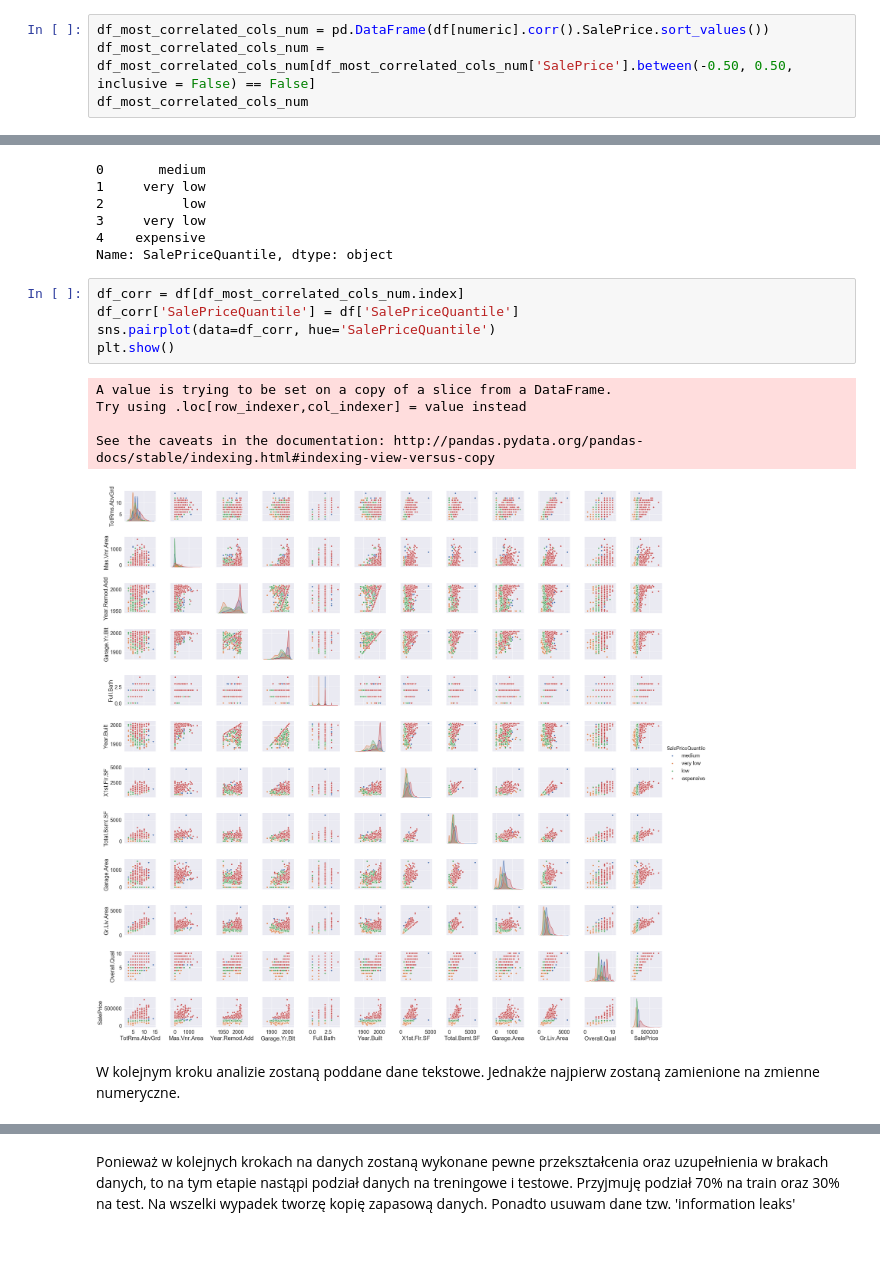
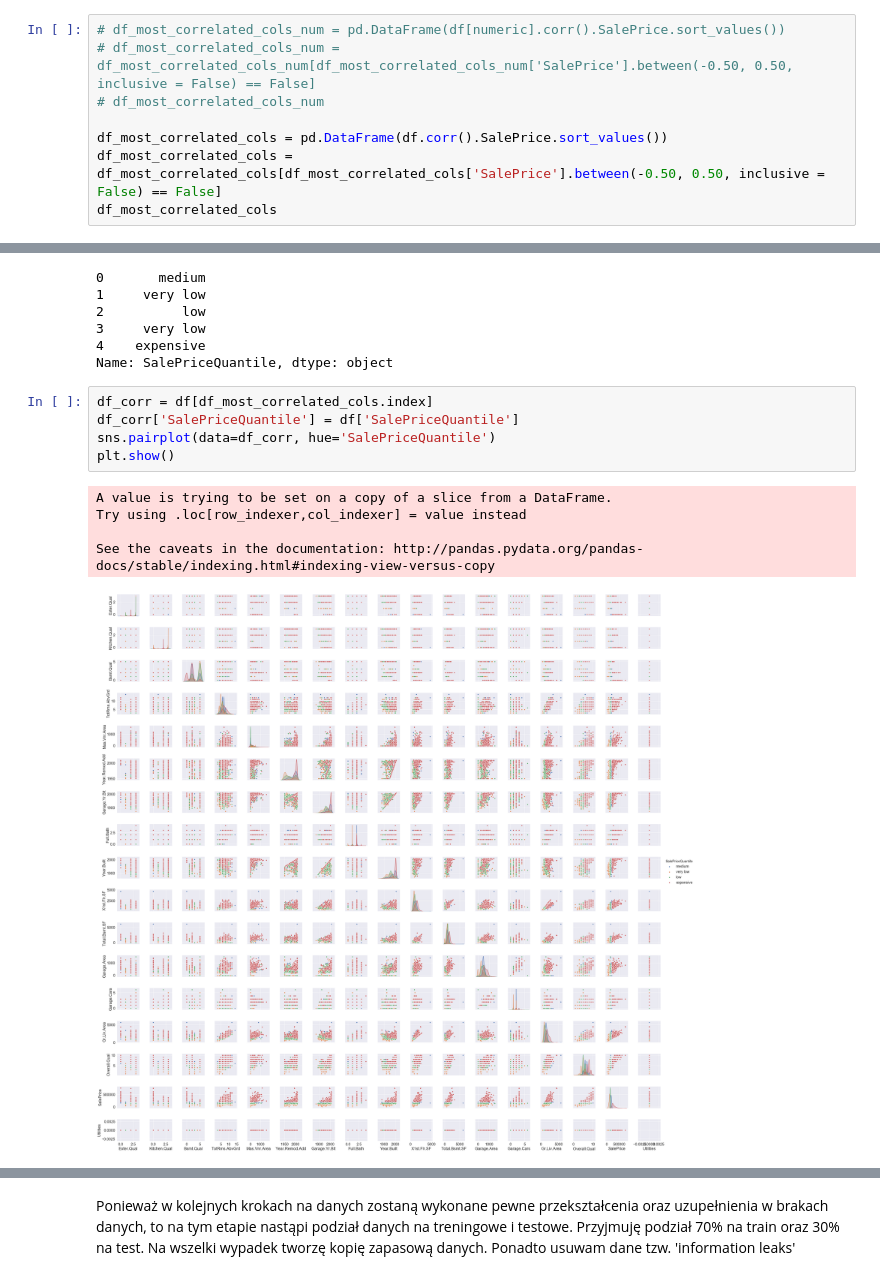
Before and after one commit to edytakudla/Ames_Prices_Predicting_Project, a Jupyter notebook: Project Ames.ipynb, the cells around one changed output, grey strips where cells are left out. Cells and saved outputs as stored; diff of their text form; blank space fills up the shorter version.

```diff
--- a/Project Ames.ipynb
+++ b/Project Ames.ipynb
@@ -356,8 +410,12 @@ plt.show()
 # %% [markdown]
 Sprawdzam, które kolumny są najbardziej skorelowane z 'SalePrice', tzn. powyżej 0.50 lub poniżej -0.50
 # %%
-df_most_correlated_cols_num = pd.DataFrame(df[numeric].corr().SalePrice.sort_values())
-df_most_correlated_cols_num = df_most_correlated_cols_num[df_most_correlated_cols_num['SalePrice'].between(-0.50, 0.50, inclusive = False) == False]
-df_most_correlated_cols_num
+# df_most_correlated_cols_num = pd.DataFrame(df[numeric].corr().SalePrice.sort_values())
+# df_most_correlated_cols_num = df_most_correlated_cols_num[df_most_correlated_cols_num['SalePrice'].between(-0.50, 0.50, inclusive = False) == False]
+# df_most_correlated_cols_num
+
+df_most_correlated_cols = pd.DataFrame(df.corr().SalePrice.sort_values())
+df_most_correlated_cols = df_most_correlated_cols[df_most_correlated_cols['SalePrice'].between(-0.50, 0.50, inclusive = False) == False]
+df_most_correlated_cols
 # %% [output]
 |  | SalePrice |
@@ -412,15 +475,13 @@ df['SalePriceQuantile'].head()
 4    expensive
 Name: SalePriceQuantile, dtype: object
 # %%
-df_corr = df[df_most_correlated_cols_num.index]
+df_corr = df[df_most_correlated_cols.index]
 df_corr['SalePriceQuantile'] = df['SalePriceQuantile']
 sns.pairplot(data=df_corr, hue='SalePriceQuantile')
 plt.show()
 # %% [output]
 A value is trying to be set on a copy of a slice from a DataFrame.
 Try using .loc[row_indexer,col_indexer] = value instead
 
 See the caveats in the documentation: http://pandas.pydata.org/pandas-docs/stable/indexing.html#indexing-view-versus-copy
-[figure, old version]
+[figure, new version]
-# %% [markdown]
-W kolejnym kroku analizie zostaną poddane dane tekstowe. Jednakże najpierw zostaną zamienione na zmienne numeryczne.
```
Also changed, not shown: parts of 44 cells of this notebook.
